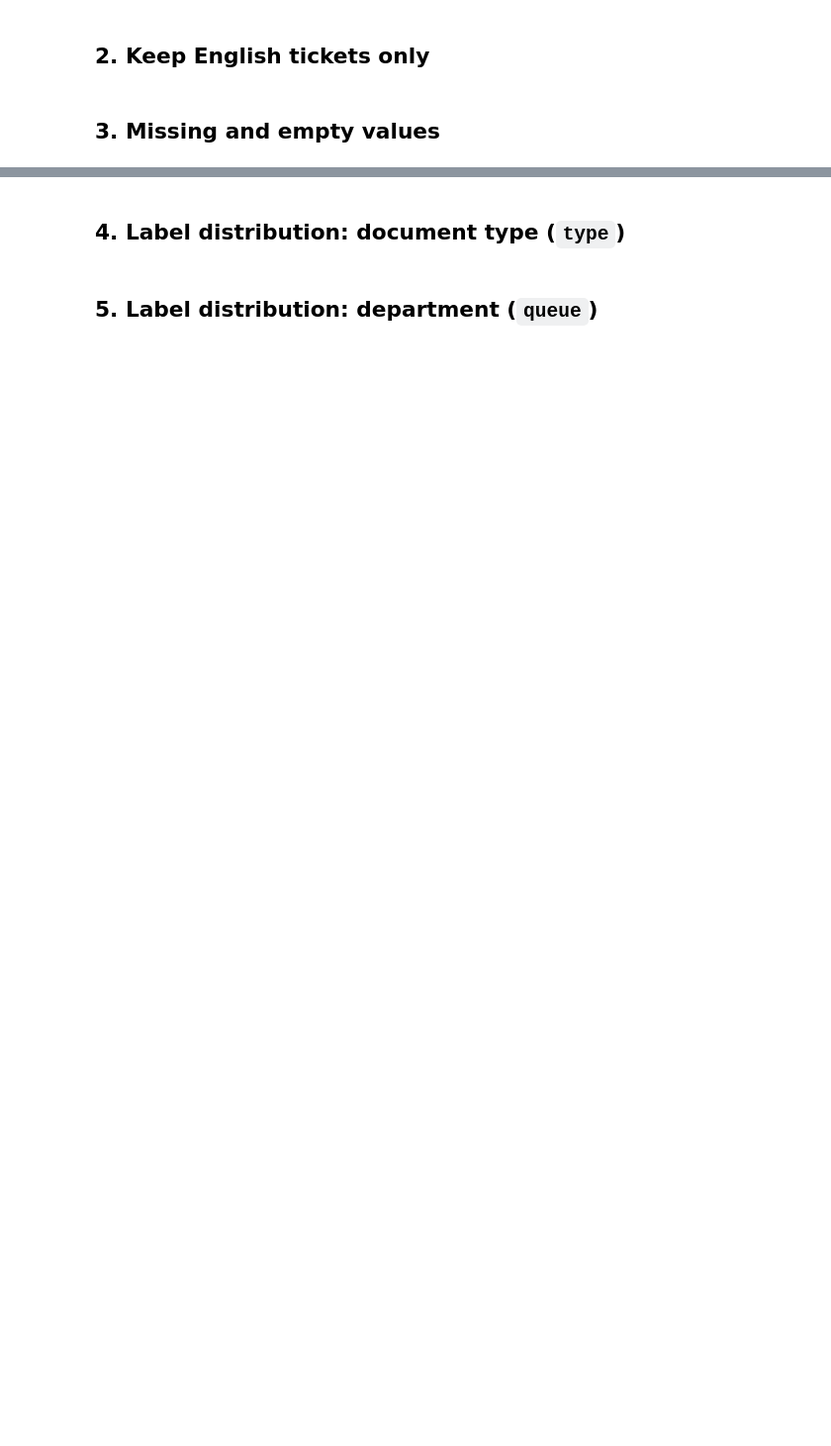
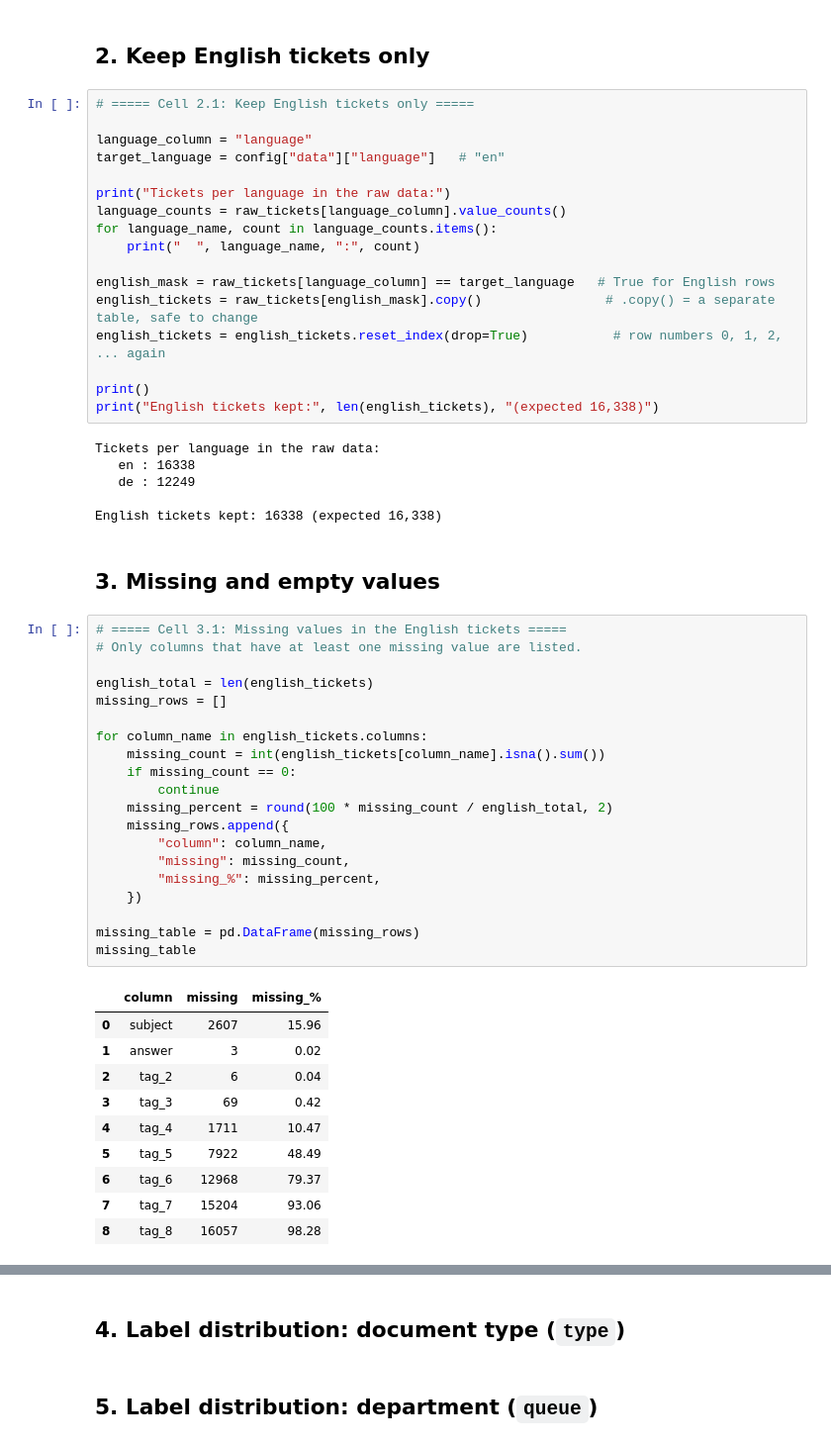
Before and after one commit to a7medma7moudmostafa/NHA-5-168, a Jupyter notebook: notebooks/01_eda.ipynb, the cells around one changed output, grey strips where cells are left out. Shown at 99% size. Cells and saved outputs as stored; diff of their text form; blank space fills up the shorter version.

```diff
--- a/notebooks/01_eda.ipynb
+++ b/notebooks/01_eda.ipynb
@@ -56,4 +212,58 @@ print("Raw data path:", config["data"]["raw_path"])
 # %% [markdown]
 ## 2. Keep English tickets only
+# %%
+# ===== Cell 2.1: Keep English tickets only =====
+
+language_column = "language"
+target_language = config["data"]["language"]   # "en"
+
+print("Tickets per language in the raw data:")
+language_counts = raw_tickets[language_column].value_counts()
+for language_name, count in language_counts.items():
+    print("  ", language_name, ":", count)
+
+english_mask = raw_tickets[language_column] == target_language   # True for English rows
+english_tickets = raw_tickets[english_mask].copy()                # .copy() = a separate table, safe to change
+english_tickets = english_tickets.reset_index(drop=True)           # row numbers 0, 1, 2, ... again
+
+print()
+print("English tickets kept:", len(english_tickets), "(expected 16,338)")
+# %% [output]
+Tickets per language in the raw data:
+   en : 16338
+   de : 12249
+
+English tickets kept: 16338 (expected 16,338)
 # %% [markdown]
 ## 3. Missing and empty values
+# %%
+# ===== Cell 3.1: Missing values in the English tickets =====
+# Only columns that have at least one missing value are listed.
+
+english_total = len(english_tickets)
+missing_rows = []
+
+for column_name in english_tickets.columns:
+    missing_count = int(english_tickets[column_name].isna().sum())
+    if missing_count == 0:
+        continue
+    missing_percent = round(100 * missing_count / english_total, 2)
+    missing_rows.append({
+        "column": column_name,
+        "missing": missing_count,
+        "missing_%": missing_percent,
+    })
+
+missing_table = pd.DataFrame(missing_rows)
+missing_table
+# %% [output]
+|  | column | missing | missing_% |
+| 0 | subject | 2607 | 15.96 |
+| 1 | answer | 3 | 0.02 |
+| 2 | tag_2 | 6 | 0.04 |
+| 3 | tag_3 | 69 | 0.42 |
+| 4 | tag_4 | 1711 | 10.47 |
+| 5 | tag_5 | 7922 | 48.49 |
+| 6 | tag_6 | 12968 | 79.37 |
+| 7 | tag_7 | 15204 | 93.06 |
+| 8 | tag_8 | 16057 | 98.28 |
```
Also changed, not shown: parts of 10 cells of this notebook.
